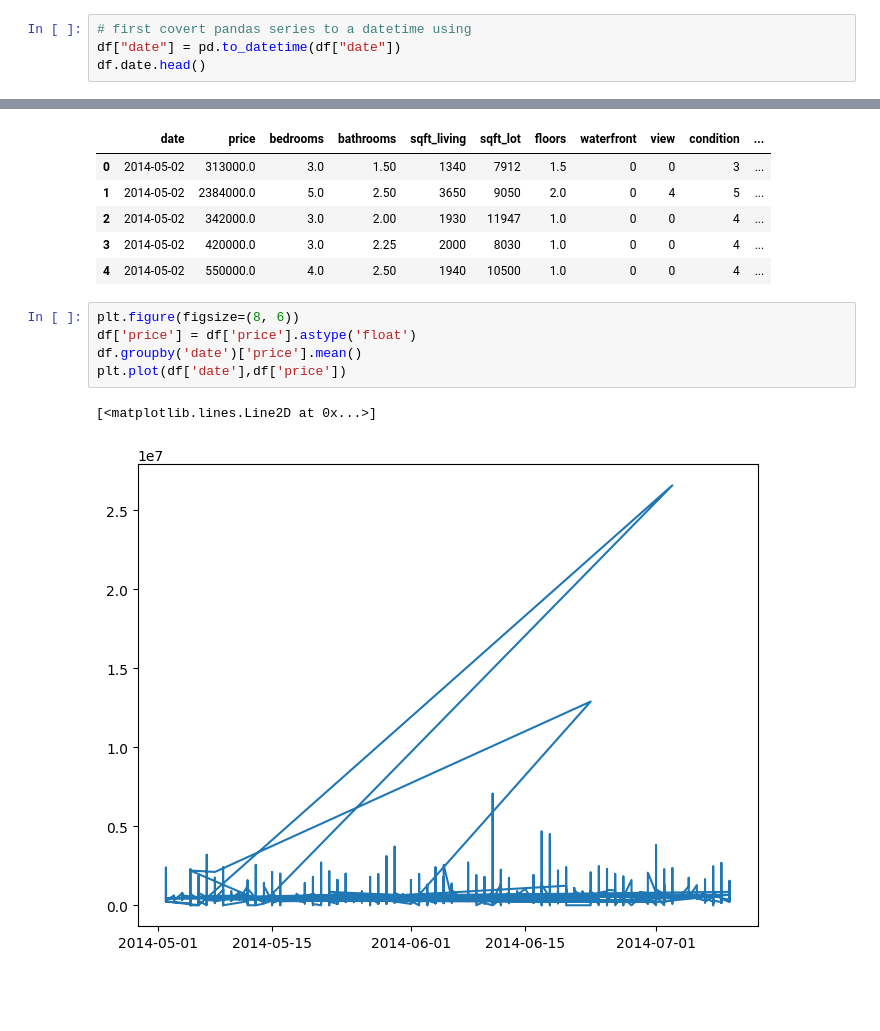
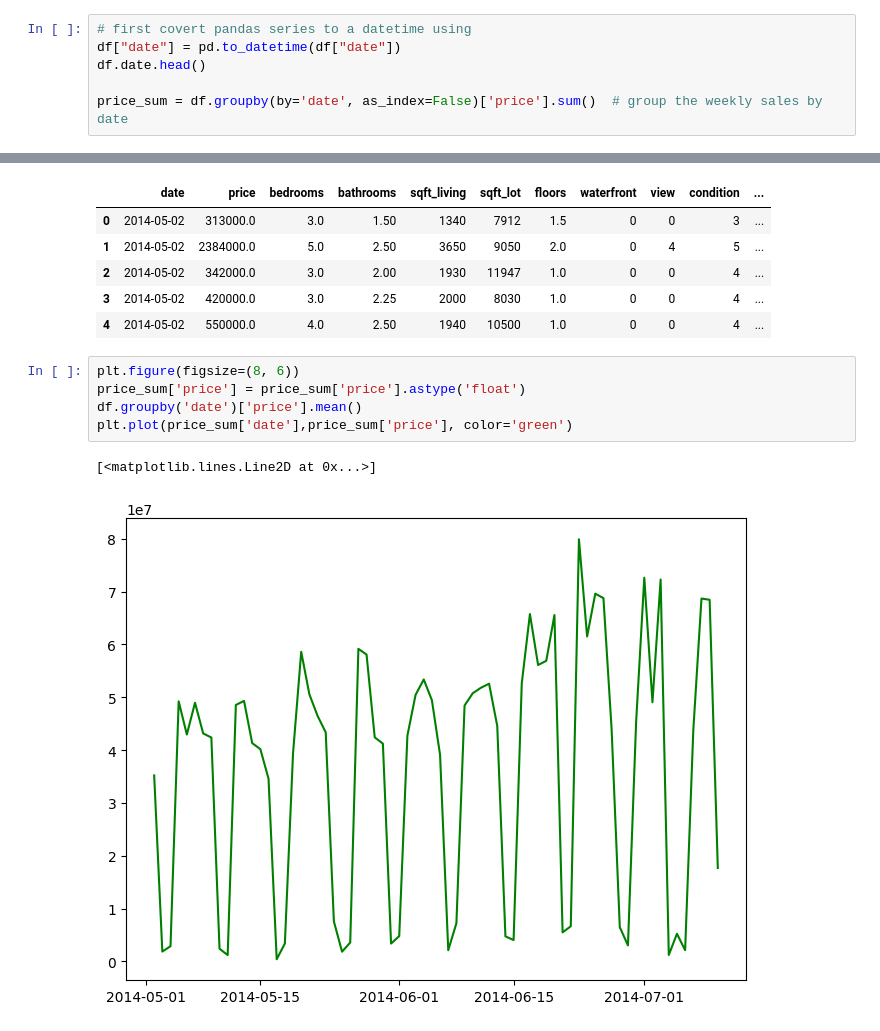
Before and after one commit to Placidus-Ali/Stutern, a Jupyter notebook: model7_lesson4/graph.ipynb, the cells around one changed output, grey strips where cells are left out. Drawn from its saved outputs; the diff is of its cells as text; blank space fills up the shorter version.

```diff
--- a/model7_lesson4/graph.ipynb
+++ b/model7_lesson4/graph.ipynb
@@ -97,3 +96,5 @@ Name: date, dtype: object
 # first covert pandas series to a datetime using
 df["date"] = pd.to_datetime(df["date"])
 df.date.head()
+
+price_sum = df.groupby(by='date', as_index=False)['price'].sum()  # group the weekly sales by date
@@ -115,9 +109,9 @@ df.head()
 | 4 | 2014-05-02 | 550000.0 | 4.0 | 2.50 | 1940 | 10500 | 1.0 | 0 | 0 | 4 | ... |
 # %%
 plt.figure(figsize=(8, 6))
-df['price'] = df['price'].astype('float')
+price_sum['price'] = price_sum['price'].astype('float')
 df.groupby('date')['price'].mean()
-plt.plot(df['date'],df['price'])
+plt.plot(price_sum['date'],price_sum['price'], color='green')
 # %% [output]
 [<matplotlib.lines.Line2D at 0x...>]
-[figure, old version]
+[figure, new version]
```
Also changed, not shown: parts of 9 cells of this notebook, 1 other file.
